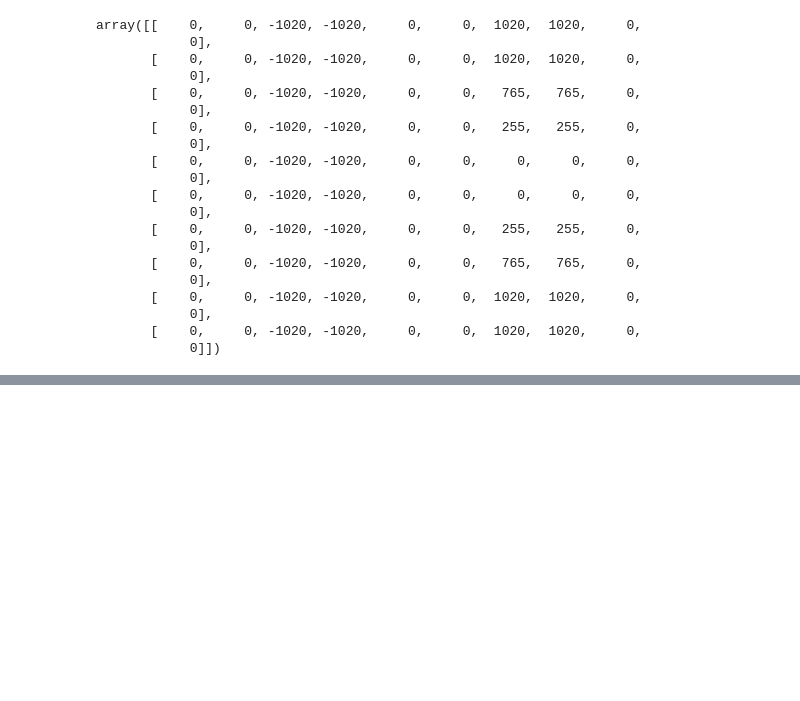
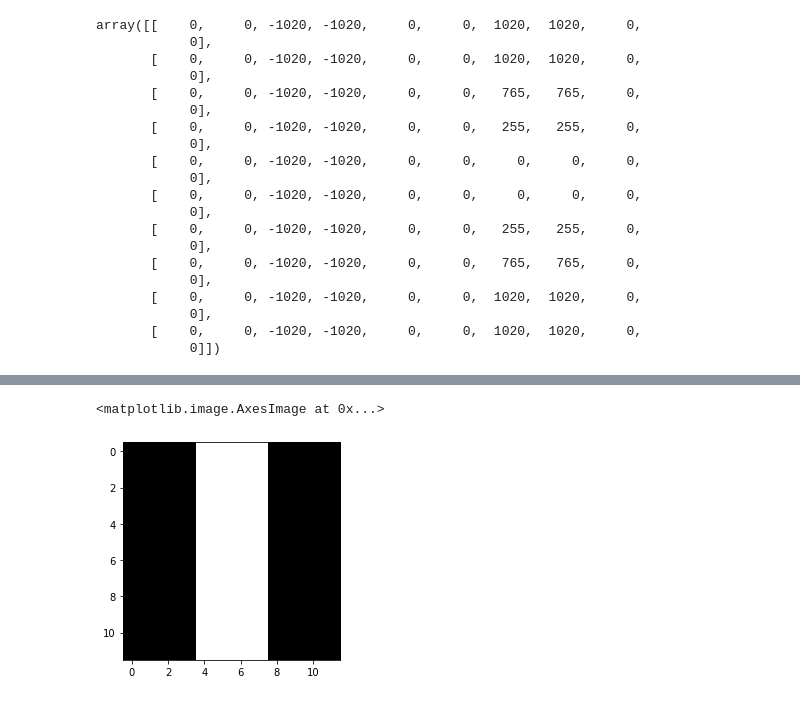
Before and after one commit to ravi0dubey/CNN_Car_Image-Detection, a Jupyter notebook: CNN_Car_Image_Detection.ipynb, the cells around one changed output, grey strips where cells are left out. Drawn from its saved outputs; the diff is of its cells as text; code cells hidden in the pictures; blank space fills up the shorter version.

```diff
--- a/CNN_Car_Image_Detection.ipynb
+++ b/CNN_Car_Image_Detection.ipynb
@@ -254,0 +279,22 @@ array([[    0,     0, -1020, -1020,     0,     0,  1020,  1020,     0,
+# %%
+# Lets test the convulation function with sample example2
+example2 = [
+    [0,0,0,0,255,255,255,255,0,0,0,0],
+    [0,0,0,0,255,255,255,255,0,0,0,0],
+    [0,0,0,0,255,255,255,255,0,0,0,0],
+    [0,0,0,0,255,255,255,255,0,0,0,0],
+    [0,0,0,0,255,255,255,255,0,0,0,0],
+    [0,0,0,0,255,255,255,255,0,0,0,0],
+    [0,0,0,0,255,255,255,255,0,0,0,0],
+    [0,0,0,0,255,255,255,255,0,0,0,0],
+    [0,0,0,0,255,255,255,255,0,0,0,0],
+    [0,0,0,0,255,255,255,255,0,0,0,0],
+    [0,0,0,0,255,255,255,255,0,0,0,0],
+    [0,0,0,0,255,255,255,255,0,0,0,0],
+            ]
+
+example2 = np.array(example2)
+plt.imshow(example2, cmap="gray")
+# %% [output]
+<matplotlib.image.AxesImage at 0x...>
+[figure, added]
```
Also changed, not shown: parts of 21 cells of this notebook.
